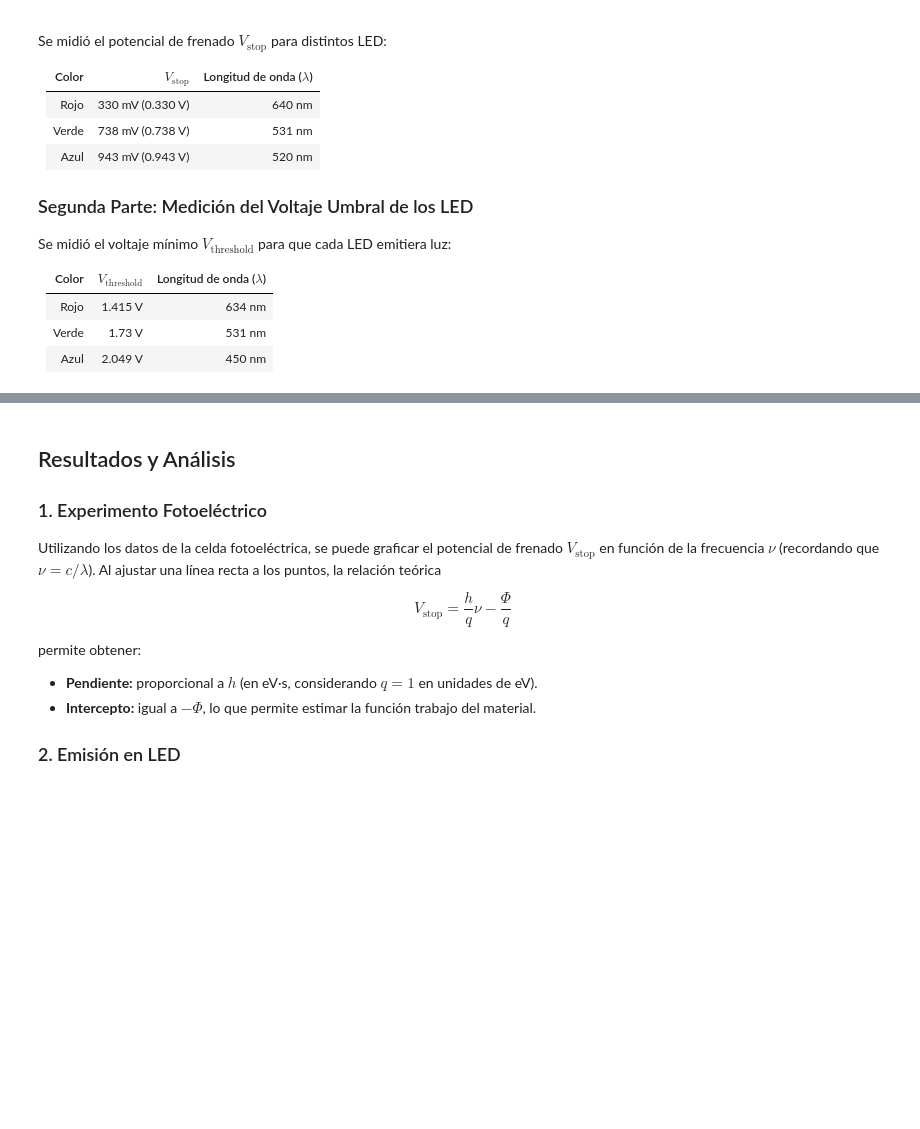
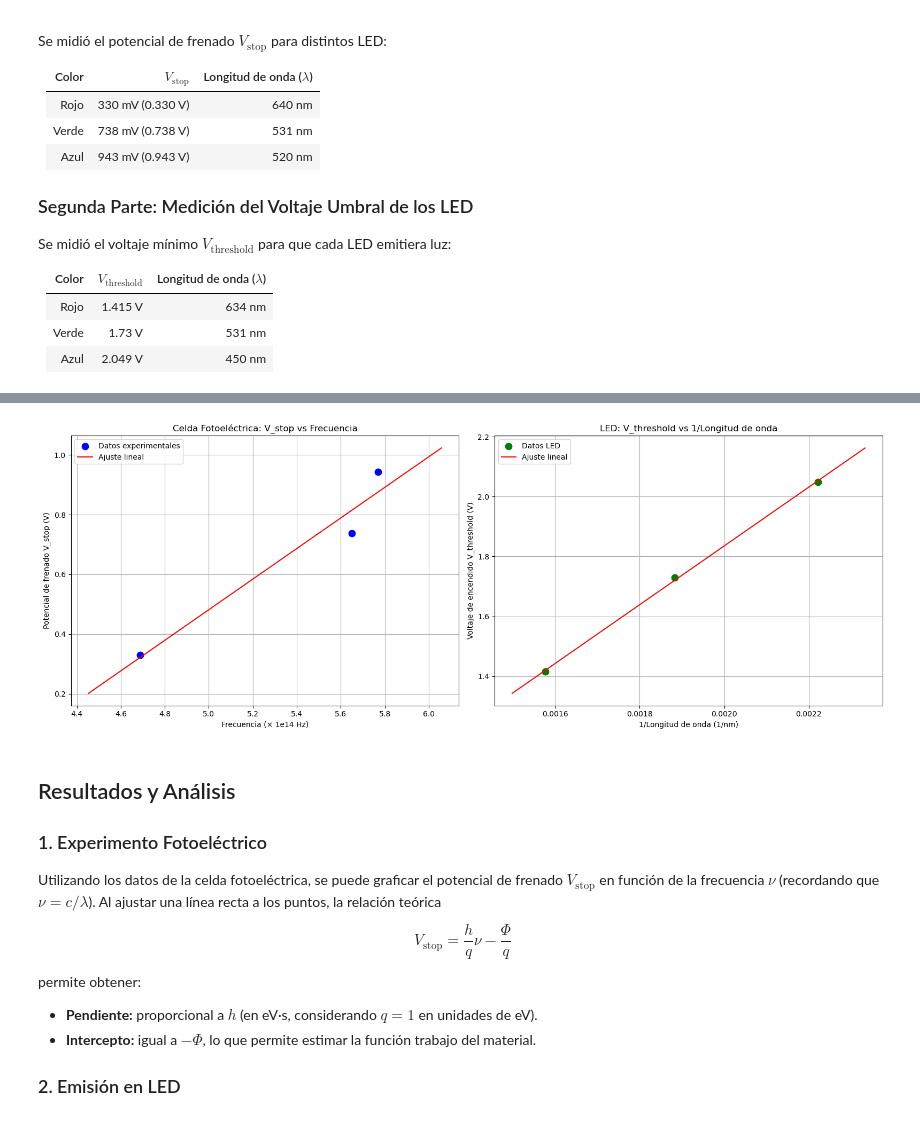
Before and after one commit to JuanJ27/Base, a Jupyter notebook: Python/Experimental IV/Quinta_tarea.ipynb, the cells around one changed output, grey strips where cells are left out. Drawn from its saved outputs; the diff is of its cells as text; code cells hidden in the pictures; blank space fills up the shorter version.

```diff
--- a/Python/Experimental IV/Quinta_tarea.ipynb
+++ b/Python/Experimental IV/Quinta_tarea.ipynb
@@ -236,0 +86,74 @@ Comentarios:
+# %%
+import numpy as np
+import matplotlib.pyplot as plt
+
+# Constantes
+c = 3e8  # Velocidad de la luz en m/s
+# Nota: Se usará la relación V ≡ energía en eV (q = 1)
+
+# =============================
+# Datos experimentales
+# =============================
+# Parte 1: Celda Fotoeléctrica
+wavelengths1_nm = np.array([640, 531, 520])  # en nm
+V_stop = np.array([0.330, 0.738, 0.943])       # en V
+
+# Calcular la frecuencia (ν = c/λ) para cada LED.
+wavelengths1_m = wavelengths1_nm * 1e-9
+frequencies = c / wavelengths1_m  # en Hz
+frequencies_scaled = frequencies / 1e14  # en 1e14 Hz
+
+# Ajuste lineal: V_stop vs Frecuencia escalada
+coef_pe = np.polyfit(frequencies_scaled, V_stop, 1)
+m_fit, b_fit = coef_pe
+h_est = m_fit / 1e14  # Estimación de h (eV·s)
+phi_est = -b_fit      # Estimación de φ (eV)
+
+# Parte 2: Emisión en LED
+wavelengths2_nm = np.array([634, 531, 450])  # en nm
+V_threshold = np.array([1.415, 1.73, 2.049])   # en V
+inv_wavelengths = 1 / wavelengths2_nm  # en 1/nm
+
+# Ajuste lineal: V_threshold vs 1/λ
+coef_led = np.polyfit(inv_wavelengths, V_threshold, 1)
+m_led, b_led = coef_led
+
+# Impresión de resultados con 2 cifras significativas
+print("=== Análisis Efecto Fotoeléctrico ===")
+print("Pendiente del ajuste (m_fit): {} V/(1e14 Hz)".format(format(m_fit, ".2g")))
+print("Constante de Planck estimada (h): {} eV·s".format(format(h_est, ".2g")))
+print("Intercepto del ajuste: {} V".format(format(b_fit, ".2g")))
+print("Función trabajo estimada (φ): {} eV".format(format(phi_est, ".2g")))
+
+print("\n=== Análisis Emisión en LED ===")
+print("Pendiente del ajuste (m_led): {} V·nm".format(format(m_led, ".2g")))
+print("Intercepto del ajuste (b_led): {} V".format(format(b_led, ".2g")))
+
+# Graficar ambas figuras horizontalmente
+fig, axes = plt.subplots(1, 2, figsize=(16,6))
+
+# Gráfica 1: Celda Fotoeléctrica
+axes[0].scatter(frequencies_scaled, V_stop, color='blue', s=80, label='Datos experimentales')
+x_fit = np.linspace(frequencies_scaled.min()*0.95, frequencies_scaled.max()*1.05, 100)
+y_fit = m_fit * x_fit + b_fit
+axes[0].plot(x_fit, y_fit, 'r-', label='Ajuste lineal')
+axes[0].set_xlabel('Frecuencia (× 1e14 Hz)')
+axes[0].set_ylabel('Potencial de frenado V_stop (V)')
+axes[0].set_title('Celda Fotoeléctrica: V_stop vs Frecuencia')
+axes[0].legend()
+axes[0].grid(True)
+
+# Gráfica 2: LED
+axes[1].scatter(inv_wavelengths, V_threshold, color='green', s=80, label='Datos LED')
+x_fit_led = np.linspace(inv_wavelengths.min()*0.95, inv_wavelengths.max()*1.05, 100)
+y_fit_led = m_led * x_fit_led + b_led
+axes[1].plot(x_fit_led, y_fit_led, 'r-', label='Ajuste lineal')
+axes[1].set_xlabel('1/Longitud de onda (1/nm)')
+axes[1].set_ylabel('Voltaje de encendido V_threshold (V)')
+axes[1].set_title('LED: V_threshold vs 1/Longitud de onda')
+axes[1].legend()
+axes[1].grid(True)
+
+plt.tight_layout()
+plt.show()
+# %% [output]
@@ -237,3 +169,4 @@ Comentarios:
+[figure, added]
 # %% [markdown]
 ## Resultados y Análisis
 
```
Also changed, not shown: parts of 2 cells of this notebook, 2 other files.
